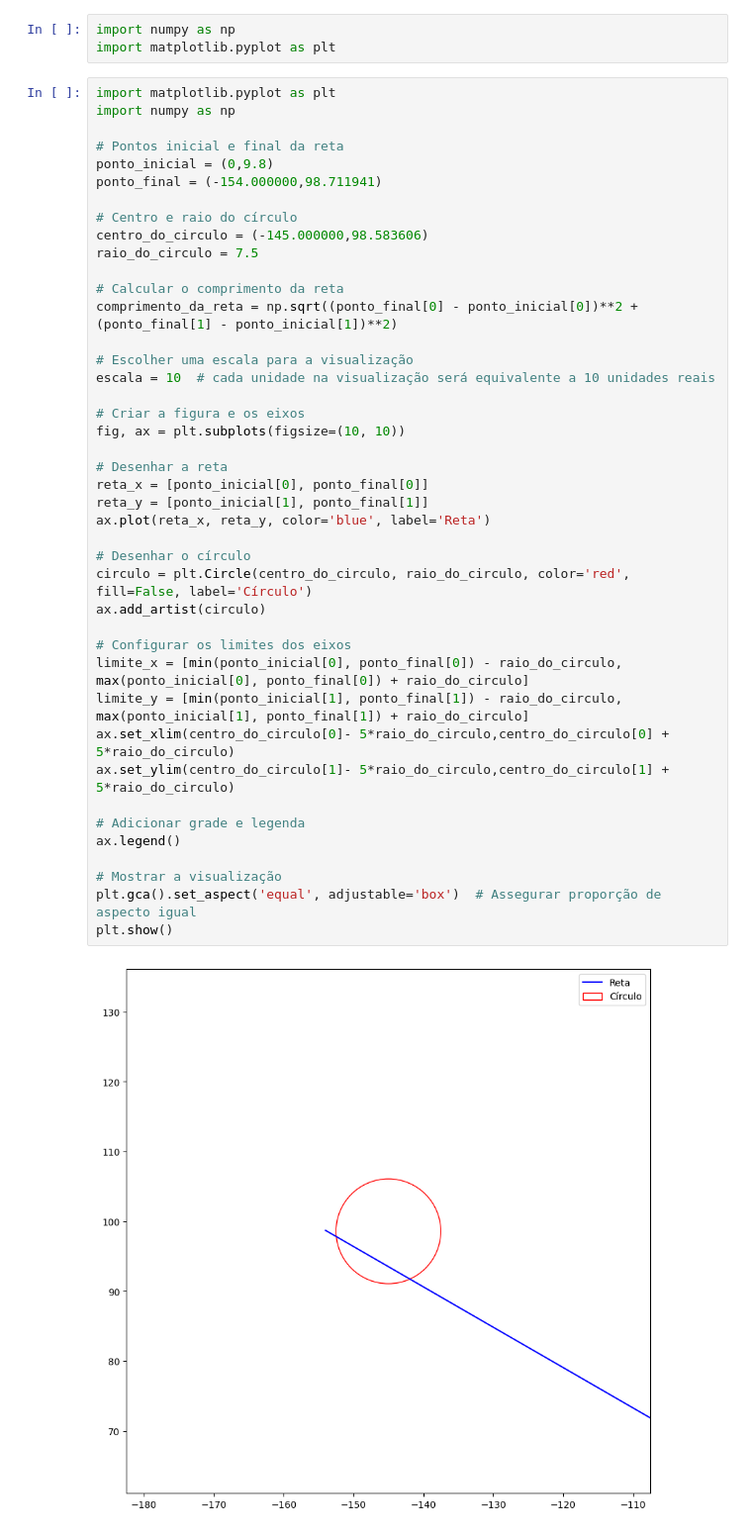
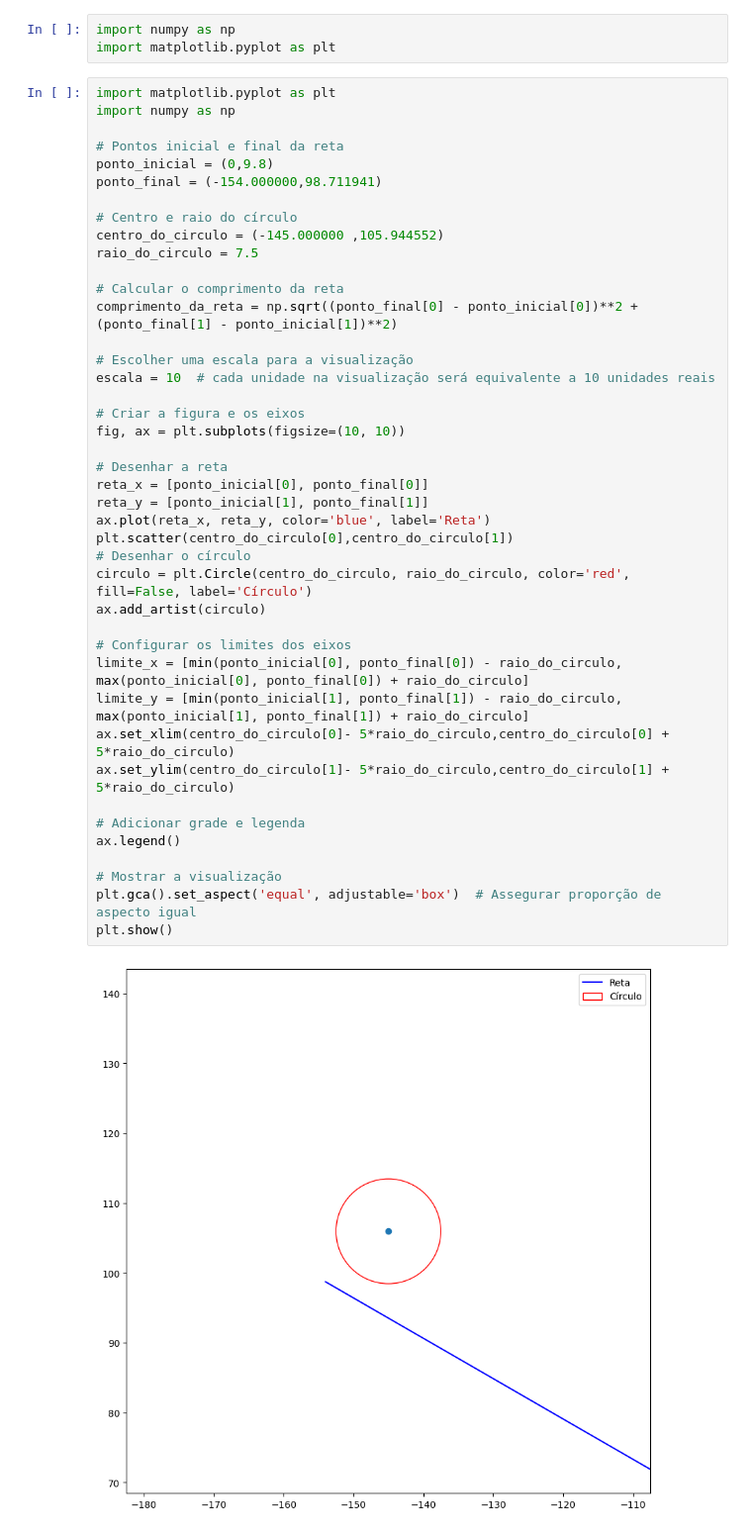
Before and after one commit to intcarlosmiguel/Granular, a Jupyter notebook: main.ipynb, the cells around one changed output. Shown at 99% size. Cells and saved outputs as stored; diff of their text form.

```diff
--- a/main.ipynb
+++ b/main.ipynb
@@ -10,41 +10,41 @@ ponto_inicial = (0,9.8)
 ponto_final = (-154.000000,98.711941)
 
 # Centro e raio do círculo
-centro_do_circulo = (-145.000000,98.583606)
+centro_do_circulo = (-145.000000 ,105.944552)
 raio_do_circulo = 7.5
 
 # Calcular o comprimento da reta
 comprimento_da_reta = np.sqrt((ponto_final[0] - ponto_inicial[0])**2 + (ponto_final[1] - ponto_inicial[1])**2)
 
 # Escolher uma escala para a visualização
 escala = 10  # cada unidade na visualização será equivalente a 10 unidades reais
 
 # Criar a figura e os eixos
 fig, ax = plt.subplots(figsize=(10, 10))
 
 # Desenhar a reta
 reta_x = [ponto_inicial[0], ponto_final[0]]
 reta_y = [ponto_inicial[1], ponto_final[1]]
 ax.plot(reta_x, reta_y, color='blue', label='Reta')
-
+plt.scatter(centro_do_circulo[0],centro_do_circulo[1])
 # Desenhar o círculo
 circulo = plt.Circle(centro_do_circulo, raio_do_circulo, color='red', fill=False, label='Círculo')
 ax.add_artist(circulo)
 
 # Configurar os limites dos eixos
 limite_x = [min(ponto_inicial[0], ponto_final[0]) - raio_do_circulo, max(ponto_inicial[0], ponto_final[0]) + raio_do_circulo]
 limite_y = [min(ponto_inicial[1], ponto_final[1]) - raio_do_circulo, max(ponto_inicial[1], ponto_final[1]) + raio_do_circulo]
 ax.set_xlim(centro_do_circulo[0]- 5*raio_do_circulo,centro_do_circulo[0] + 5*raio_do_circulo)
 ax.set_ylim(centro_do_circulo[1]- 5*raio_do_circulo,centro_do_circulo[1] + 5*raio_do_circulo)
 
 # Adicionar grade e legenda
 ax.legend()
 
 # Mostrar a visualização
 plt.gca().set_aspect('equal', adjustable='box')  # Assegurar proporção de aspecto igual
 plt.show()
 # %% [output]
-[figure, old version]
+[figure, new version]
 # %%
 import matplotlib.pyplot as plt
 import numpy as np
```
Also changed, not shown: parts of 4 cells of this notebook, 4 other files.
